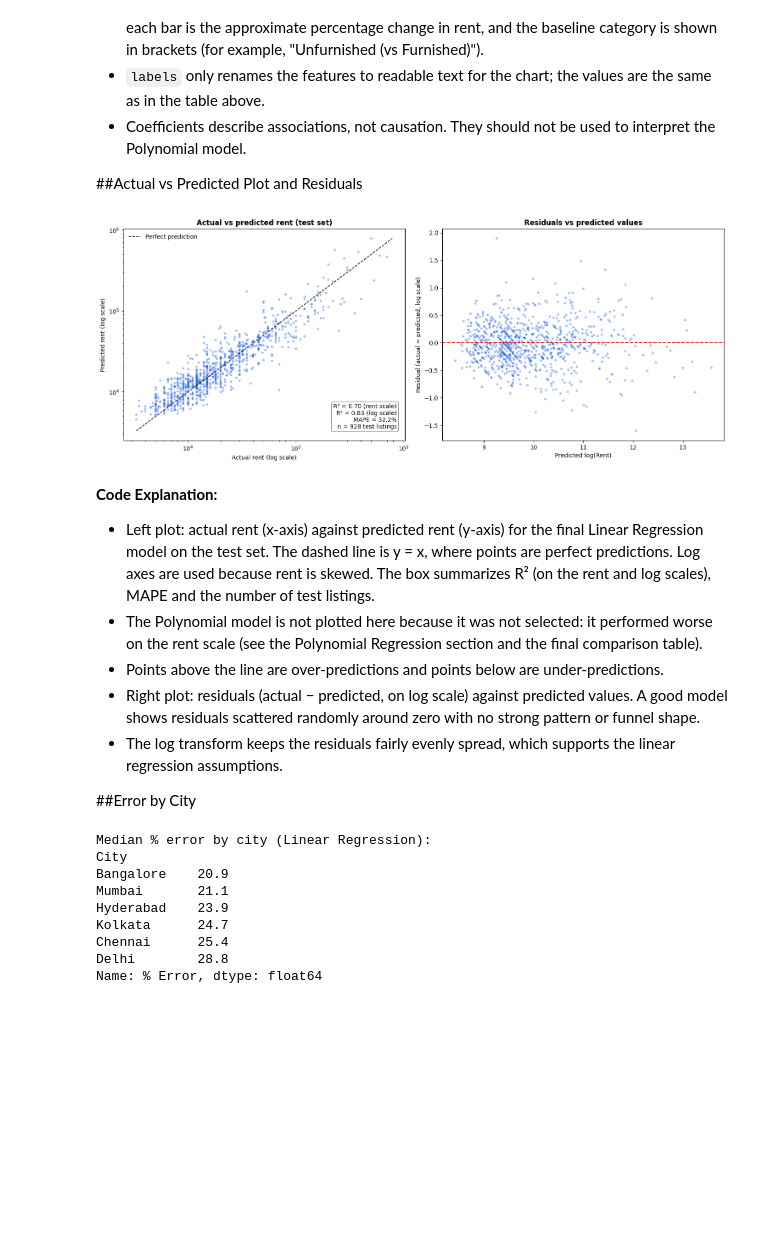
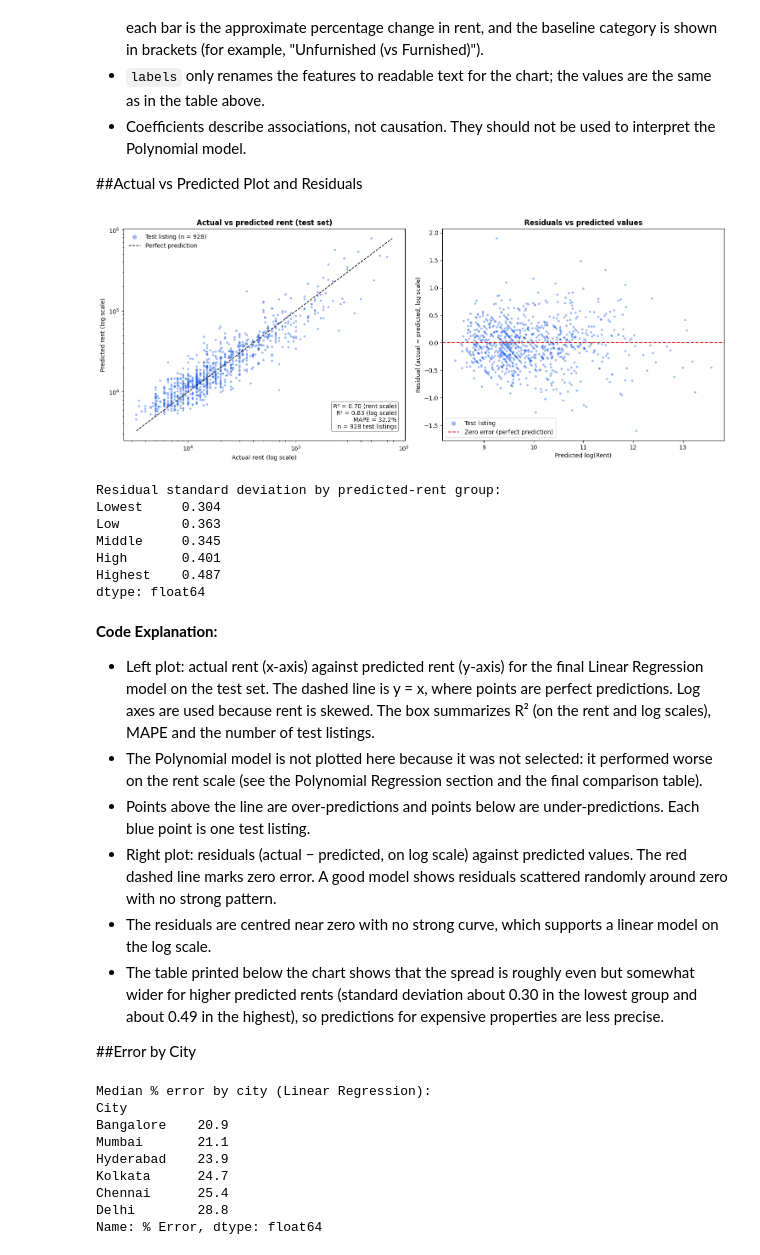
Before and after one commit to Foundnationz/house-rent-prediction, a Jupyter notebook: notebooks/Rent_Prediction_Colab.ipynb, the cells around one changed output. Cells and saved outputs as stored; diff of their text form; code cells hidden in the pictures; blank space fills up the shorter version.

```diff
--- a/notebooks/Rent_Prediction_Colab.ipynb
+++ b/notebooks/Rent_Prediction_Colab.ipynb
@@ -675,45 +683,60 @@ num__Floor                                    0.007             0.723
 pred_log = lr_pipe.predict(X_test)
 pred_lr = np.exp(pred_log)              # predicted rent in original units
 resid = y_test_log - pred_log           # residuals on the log scale
 
 # Summary numbers shown on the chart
 r2_rent = r2_score(y_test, pred_lr)
 r2_log = r2_score(y_test_log, pred_log)
 mape = np.mean(np.abs((y_test - pred_lr) / y_test)) * 100
 
 fig, axes = plt.subplots(1, 2, figsize=(15, 6))
 
 # Left: actual vs predicted (log axes because rent is skewed)
-axes[0].scatter(y_test, pred_lr, s=14, alpha=0.45, color='#2563EB', edgecolor='none')
+axes[0].scatter(y_test, pred_lr, s=14, alpha=0.45, color='#2563EB', edgecolor='none',
+                label=f'Test listing (n = {len(y_test)})')
 lo, hi = min(y_test.min(), pred_lr.min()), max(y_test.max(), pred_lr.max())
 axes[0].plot([lo, hi], [lo, hi], 'k--', linewidth=1.2, label='Perfect prediction')
 axes[0].set_xscale('log'); axes[0].set_yscale('log')
 axes[0].set_xlabel('Actual rent (log scale)'); axes[0].set_ylabel('Predicted rent (log scale)')
 axes[0].set_title('Actual vs predicted rent (test set)', fontweight='bold')
-axes[0].legend(loc='upper left', frameon=False)
+axes[0].legend(loc='upper left', frameon=False, markerscale=2)
 axes[0].text(0.97, 0.05,
              f"R² = {r2_rent:.2f} (rent scale)\nR² = {r2_log:.2f} (log scale)\nMAPE = {mape:.1f}%\nn = {len(y_test)} test listings",
              transform=axes[0].transAxes, ha='right', va='bottom',
              bbox=dict(boxstyle='round', fc='white', ec='#999999'))
 
 # Right: residuals of the Linear Regression model (log scale)
-axes[1].scatter(pred_log, resid, s=14, alpha=0.45, color='#2563EB', edgecolor='none')
-axes[1].axhline(0, color='#DC2626', linestyle='--', linewidth=1.5)
+axes[1].scatter(pred_log, resid, s=14, alpha=0.45, color='#2563EB', edgecolor='none', label='Test listing')
+axes[1].axhline(0, color='#DC2626', linestyle='--', linewidth=1.5, label='Zero error (perfect prediction)')
 axes[1].set_xlabel('Predicted log(Rent)')
 axes[1].set_ylabel('Residual (actual − predicted, log scale)')
 axes[1].set_title('Residuals vs predicted values', fontweight='bold')
+axes[1].legend(loc='lower left', frameon=True, markerscale=2)
 
 plt.tight_layout()
 plt.show()
+
+# Residual spread by predicted-rent group (five equal-sized groups, lowest to highest prediction)
+groups = pd.qcut(pred_log, 5, labels=['Lowest', 'Low', 'Middle', 'High', 'Highest'])
+print("Residual standard deviation by predicted-rent group:")
+print(pd.Series(resid.values).groupby(groups, observed=True).std().round(3))
 # %% [output]
-[figure, old version]
+[figure, new version]
+Residual standard deviation by predicted-rent group:
+Lowest     0.304
+Low        0.363
+Middle     0.345
+High       0.401
+Highest    0.487
+dtype: float64
 # %% [markdown]
 **Code Explanation:**
 * Left plot: actual rent (x-axis) against predicted rent (y-axis) for the final Linear Regression model on the test set. The dashed line is y = x, where points are perfect predictions. Log axes are used because rent is skewed. The box summarizes R² (on the rent and log scales), MAPE and the number of test listings.
 * The Polynomial model is not plotted here because it was not selected: it performed worse on the rent scale (see the Polynomial Regression section and the final comparison table).
-* Points above the line are over-predictions and points below are under-predictions.
-* Right plot: residuals (actual − predicted, on log scale) against predicted values. A good model shows residuals scattered randomly around zero with no strong pattern or funnel shape.
-* The log transform keeps the residuals fairly evenly spread, which supports the linear regression assumptions.
+* Points above the line are over-predictions and points below are under-predictions. Each blue point is one test listing.
+* Right plot: residuals (actual − predicted, on log scale) against predicted values. The red dashed line marks zero error. A good model shows residuals scattered randomly around zero with no strong pattern.
+* The residuals are centred near zero with no strong curve, which supports a linear model on the log scale.
+* The table printed below the chart shows that the spread is roughly even but somewhat wider for higher predicted rents (standard deviation about 0.30 in the lowest group and about 0.49 in the highest), so predictions for expensive properties are less precise.
 
 ##Error by City
 # %%
```
Also changed, not shown: parts of 2 cells of this notebook.
